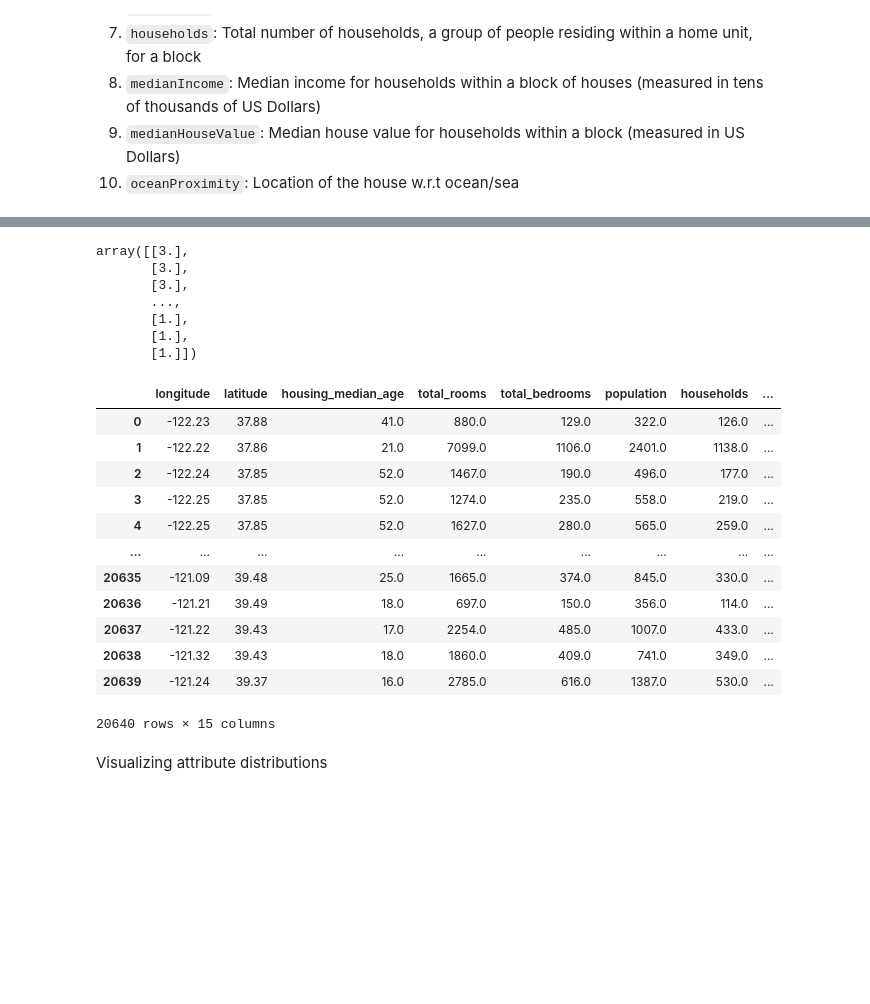
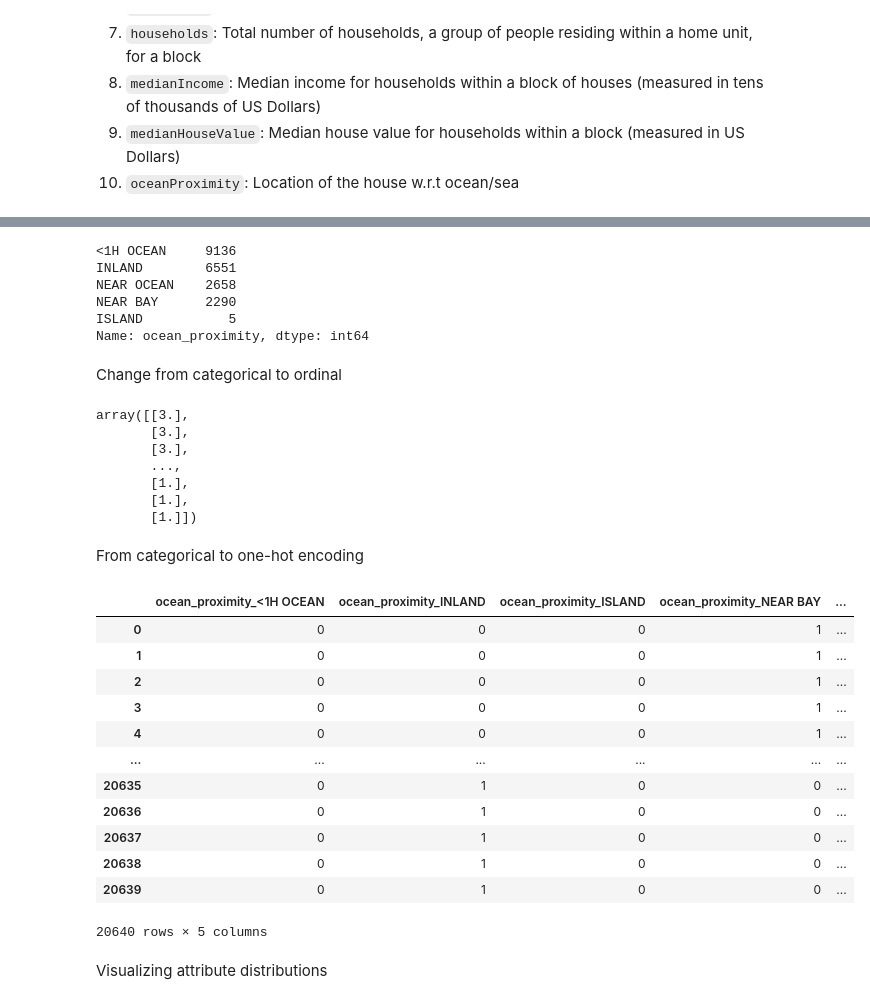
Before and after one commit to w4bo/teaching-handsondatapipelines, a Jupyter notebook: 01-DataPreprocessing/01-DataPreprocessing.ipynb, the cells around one changed output, grey strips where cells are left out. Saved outputs shown, nothing was run; the diff lists cells and outputs as text; code cells hidden in the pictures; blank space fills up the shorter version.

```diff
--- a/01-DataPreprocessing/01-DataPreprocessing.ipynb
+++ b/01-DataPreprocessing/01-DataPreprocessing.ipynb
@@ -253 +273,12 @@ Most Machine Learning algorithms cannot work with missing features. We have thre
+# %%
+df["ocean_proximity"].value_counts()
+# %% [output]
+<1H OCEAN     9136
+INLAND        6551
+NEAR OCEAN    2658
+NEAR BAY      2290
+ISLAND           5
+Name: ocean_proximity, dtype: int64
+# %% [markdown]
+Change from categorical to ordinal
 # %%
@@ -263,30 +294,25 @@ array([[3.],
        [1.],
        [1.],
        [1.]])
+# %% [markdown]
+From categorical to one-hot encoding
 # %%
-# from categorical to one-hot encoding
-# from sklearn.preprocessing import OneHotEncoder
-# cat_encoder = OneHotEncoder()
-# housing_cat_1hot = cat_encoder.fit_transform(df[["ocean_proximity"]])
-# housing_cat_1hot
-
 y = pd.get_dummies(df["ocean_proximity"], prefix='ocean_proximity')
-df = pd.concat([df, y], axis=1)
-df
+y
 # %% [output]
-|  | longitude | latitude | housing_median_age | total_rooms | total_bedrooms | population | households | ... |
-| 0 | -122.23 | 37.88 | 41.0 | 880.0 | 129.0 | 322.0 | 126.0 | ... |
-| 1 | -122.22 | 37.86 | 21.0 | 7099.0 | 1106.0 | 2401.0 | 1138.0 | ... |
-| 2 | -122.24 | 37.85 | 52.0 | 1467.0 | 190.0 | 496.0 | 177.0 | ... |
-| 3 | -122.25 | 37.85 | 52.0 | 1274.0 | 235.0 | 558.0 | 219.0 | ... |
-| 4 | -122.25 | 37.85 | 52.0 | 1627.0 | 280.0 | 565.0 | 259.0 | ... |
-| ... | ... | ... | ... | ... | ... | ... | ... | ... |
-| 20635 | -121.09 | 39.48 | 25.0 | 1665.0 | 374.0 | 845.0 | 330.0 | ... |
-| 20636 | -121.21 | 39.49 | 18.0 | 697.0 | 150.0 | 356.0 | 114.0 | ... |
-| 20637 | -121.22 | 39.43 | 17.0 | 2254.0 | 485.0 | 1007.0 | 433.0 | ... |
-| 20638 | -121.32 | 39.43 | 18.0 | 1860.0 | 409.0 | 741.0 | 349.0 | ... |
-| 20639 | -121.24 | 39.37 | 16.0 | 2785.0 | 616.0 | 1387.0 | 530.0 | ... |
+|  | ocean_proximity_<1H OCEAN | ocean_proximity_INLAND | ocean_proximity_ISLAND | ocean_proximity_NEAR BAY | ... |
+| 0 | 0 | 0 | 0 | 1 | ... |
+| 1 | 0 | 0 | 0 | 1 | ... |
+| 2 | 0 | 0 | 0 | 1 | ... |
+| 3 | 0 | 0 | 0 | 1 | ... |
+| 4 | 0 | 0 | 0 | 1 | ... |
+| ... | ... | ... | ... | ... | ... |
+| 20635 | 0 | 1 | 0 | 0 | ... |
+| 20636 | 0 | 1 | 0 | 0 | ... |
+| 20637 | 0 | 1 | 0 | 0 | ... |
+| 20638 | 0 | 1 | 0 | 0 | ... |
+| 20639 | 0 | 1 | 0 | 0 | ... |
-20640 rows × 15 columns
+20640 rows × 5 columns
 # %% [markdown]
 Visualizing attribute distributions
 # %%
```
Also changed, not shown: parts of 12 cells of this notebook, 1 other file.
